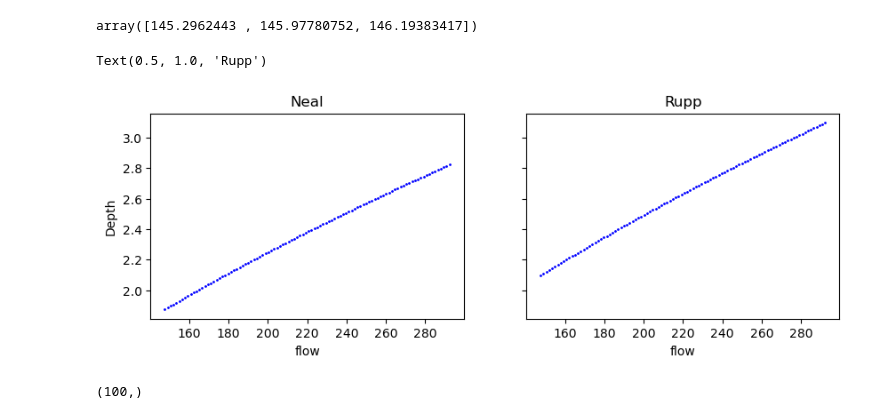
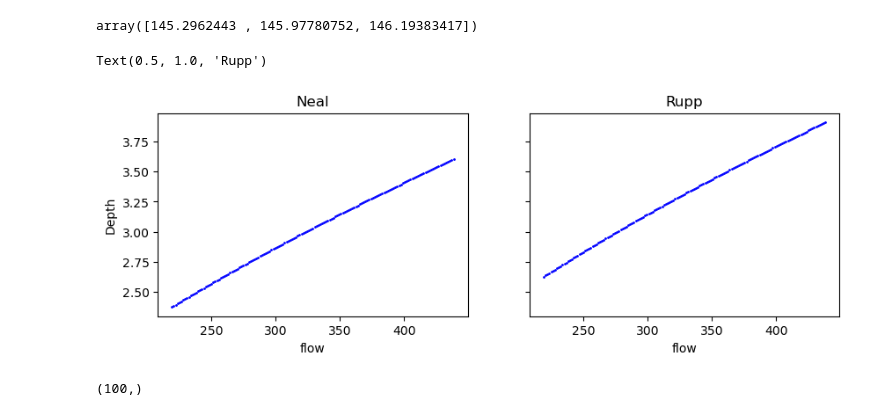
Before and after one commit to Martin20494/Bathymetry_Uncertainty, a Jupyter notebook: other_files/all_results/formulas/script.ipynb, the cells around one changed output. Drawn from its saved outputs; the diff is of its cells as text; code cells hidden in the pictures.

```diff
--- a/other_files/all_results/formulas/script.ipynb
+++ b/other_files/all_results/formulas/script.ipynb
@@ -514,25 +514,25 @@ neal_flow = calculate_neal_et_al(wq, sq, qq, nq)
 rupp_flow = calculate_rupp_et_al(wq, sq, qq)
 # %%
 # Calculate depth
-range_neal_flow = calculate_neal_et_al(wq, sq, qq*np.arange(1.01, 2.01, 0.01), nq)
-range_rupp_flow = calculate_rupp_et_al(wq, sq, qq*np.arange(1.01, 2.01, 0.01))
+range_neal_flow = calculate_neal_et_al(wq, sq, qq*np.arange(1.50, 3.01, 0.01), nq)
+range_rupp_flow = calculate_rupp_et_al(wq, sq, qq*np.arange(1.50, 3.01, 0.01))
 # %%
 fig, ax = plt.subplots(1, 2, figsize=(10, 3), sharey=True)
 
 # Neal
-ax[0].scatter(qq*np.arange(1.01, 2.01, 0.01), range_neal_flow, color='blue', s=1)
+ax[0].scatter(qq*np.arange(1.50, 3.01, 0.01), range_neal_flow, color='blue', s=1)
 ax[0].set_xlabel('flow')
 ax[0].set_ylabel('Depth')
 ax[0].set_title('Neal')
 
 
 # Rupp
-ax[1].scatter(qq*np.arange(1.01, 2.01, 0.01), range_rupp_flow, color='blue', s=1)
+ax[1].scatter(qq*np.arange(1.50, 3.01, 0.01), range_rupp_flow, color='blue', s=1)
 ax[1].set_xlabel('flow')
 ax[1].set_title('Rupp')
 # %% [output]
 Text(0.5, 1.0, 'Rupp')
-[figure, old version]
+[figure, new version]
 # %%
 (qq*np.arange(1.01, 2.01, 0.01)).shape
 # %% [output]
```
Also changed, not shown: parts of 11 cells of this notebook, 22 other files.
